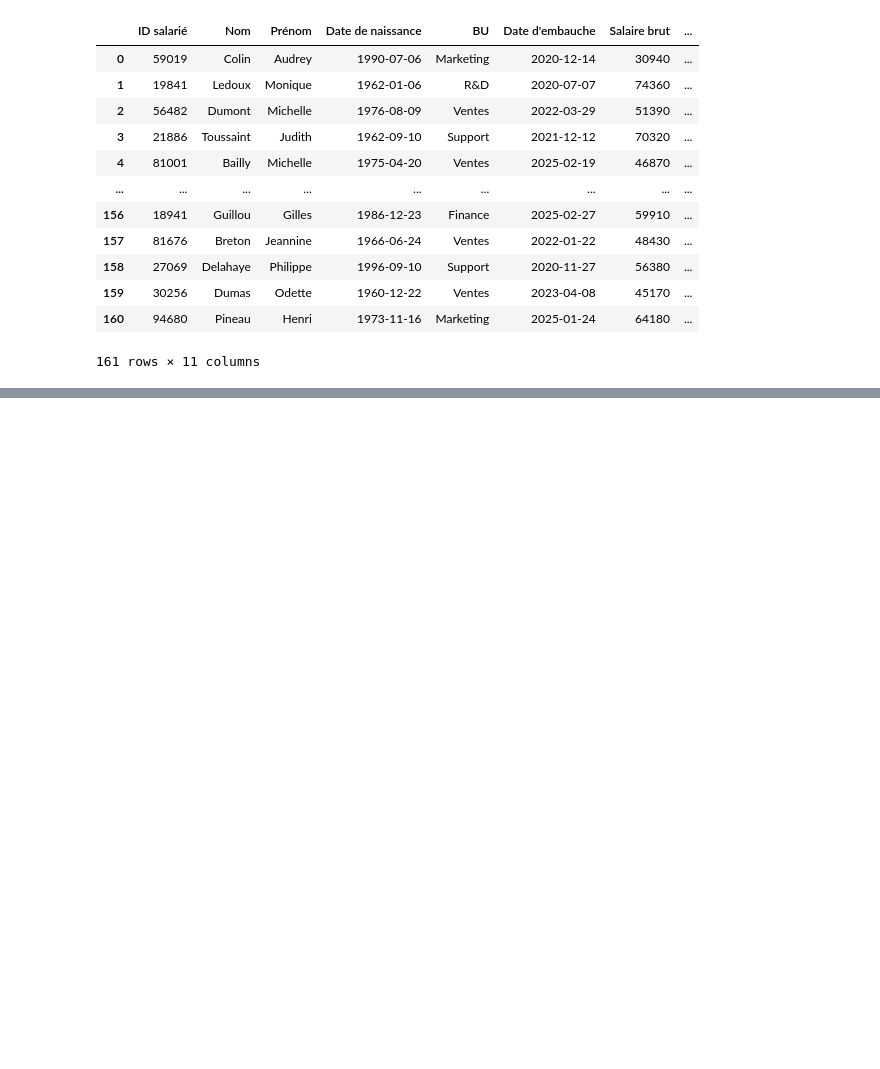
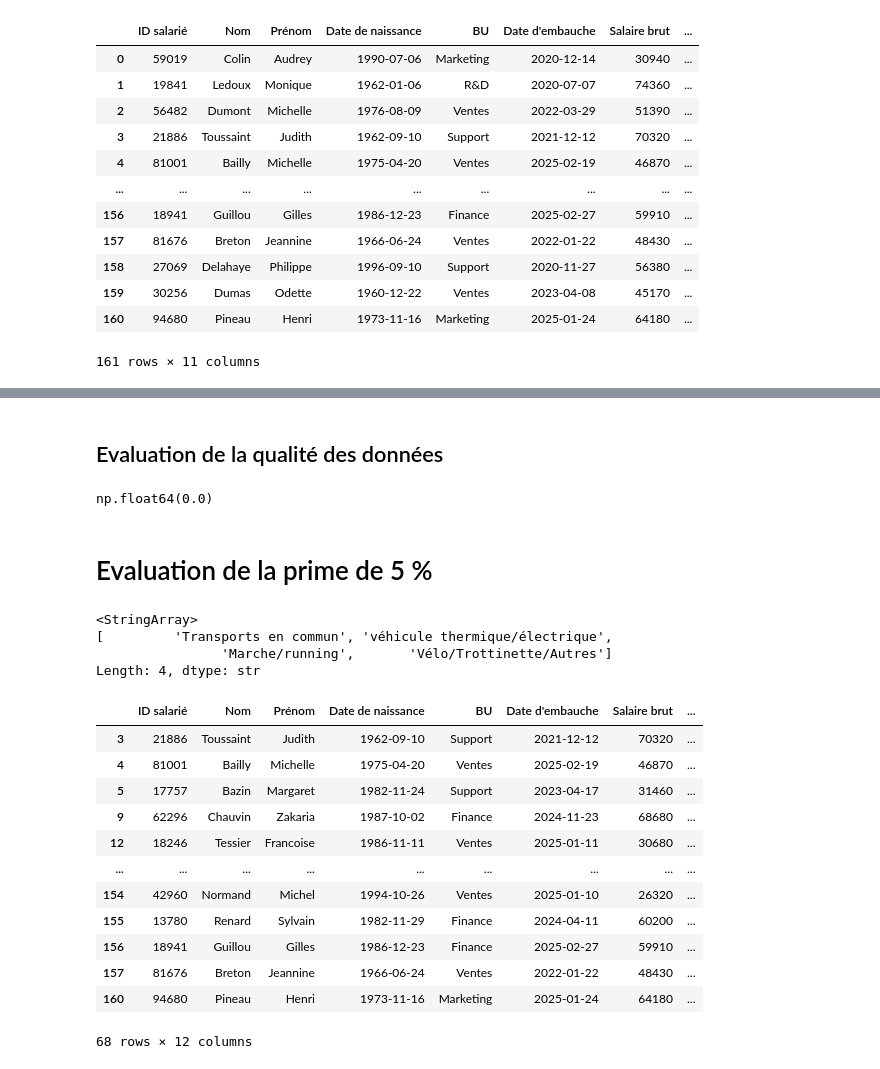
Before and after one commit to Ketua45/SportDataSolution, a Jupyter notebook: code/Data_Explore.ipynb, the cells around one changed output, grey strips where cells are left out. Drawn from its saved outputs; the diff is of its cells as text; code cells hidden in the pictures; blank space fills up the shorter version.

```diff
--- a/code/Data_Explore.ipynb
+++ b/code/Data_Explore.ipynb
@@ -30,0 +57,2 @@ data_rh
+# %%
+data_sport = pd.read_excel('/home/romain/formation_data_engineer/Projet_12_SportDataSolution/data/Données+Sportive.xlsx')
@@ -30,0 +91,2 @@ data_rh
+# %%
+data_rh_sport = pd.merge(data_rh, data_sport, on='ID salarié', how='left')
@@ -30,0 +111,37 @@ data_rh
+# %% [markdown]
+## Evaluation de la qualité des données
+# %%
+## Proportion de doublons dans les données fusionnées par colonnes
+
+doublons_proportion = data_rh_sport.duplicated().mean()
+doublons_proportion
+# %% [output]
+np.float64(0.0)
+# %% [markdown]
+# Evaluation de la prime de 5 %
+# %%
+data_rh_sport["Moyen de déplacement"].unique()
+# %% [output]
+<StringArray>
+[         'Transports en commun', 'véhicule thermique/électrique',
+                'Marche/running',       'Vélo/Trottinette/Autres']
+Length: 4, dtype: str
+# %%
+# Récupération des salariés qui viennent au travaille autrement qu'avec un véhicule thermique ou transports en commun ('Marche/running' ou 'Vélo/Trottinette/Autres')
+data_rh_sport_prime = data_rh_sport[(data_rh_sport["Moyen de déplacement"] == "Marche/running") | (data_rh_sport["Moyen de déplacement"] == "Vélo/Trottinette/Autres")]
+# %%
+data_rh_sport_prime
+# %% [output]
+|  | ID salarié | Nom | Prénom | Date de naissance | BU | Date d'embauche | Salaire brut | ... |
+| 3 | 21886 | Toussaint | Judith | 1962-09-10 | Support | 2021-12-12 | 70320 | ... |
+| 4 | 81001 | Bailly | Michelle | 1975-04-20 | Ventes | 2025-02-19 | 46870 | ... |
+| 5 | 17757 | Bazin | Margaret | 1982-11-24 | Support | 2023-04-17 | 31460 | ... |
+| 9 | 62296 | Chauvin | Zakaria | 1987-10-02 | Finance | 2024-11-23 | 68680 | ... |
+| 12 | 18246 | Tessier | Francoise | 1986-11-11 | Ventes | 2025-01-11 | 30680 | ... |
+| ... | ... | ... | ... | ... | ... | ... | ... | ... |
+| 154 | 42960 | Normand | Michel | 1994-10-26 | Ventes | 2025-01-10 | 26320 | ... |
+| 155 | 13780 | Renard | Sylvain | 1982-11-29 | Finance | 2024-04-11 | 60200 | ... |
+| 156 | 18941 | Guillou | Gilles | 1986-12-23 | Finance | 2025-02-27 | 59910 | ... |
+| 157 | 81676 | Breton | Jeannine | 1966-06-24 | Ventes | 2022-01-22 | 48430 | ... |
+| 160 | 94680 | Pineau | Henri | 1973-11-16 | Marketing | 2025-01-24 | 64180 | ... |
+68 rows × 12 columns
```
Also changed, not shown: parts of 39 cells of this notebook, 7 other files.
